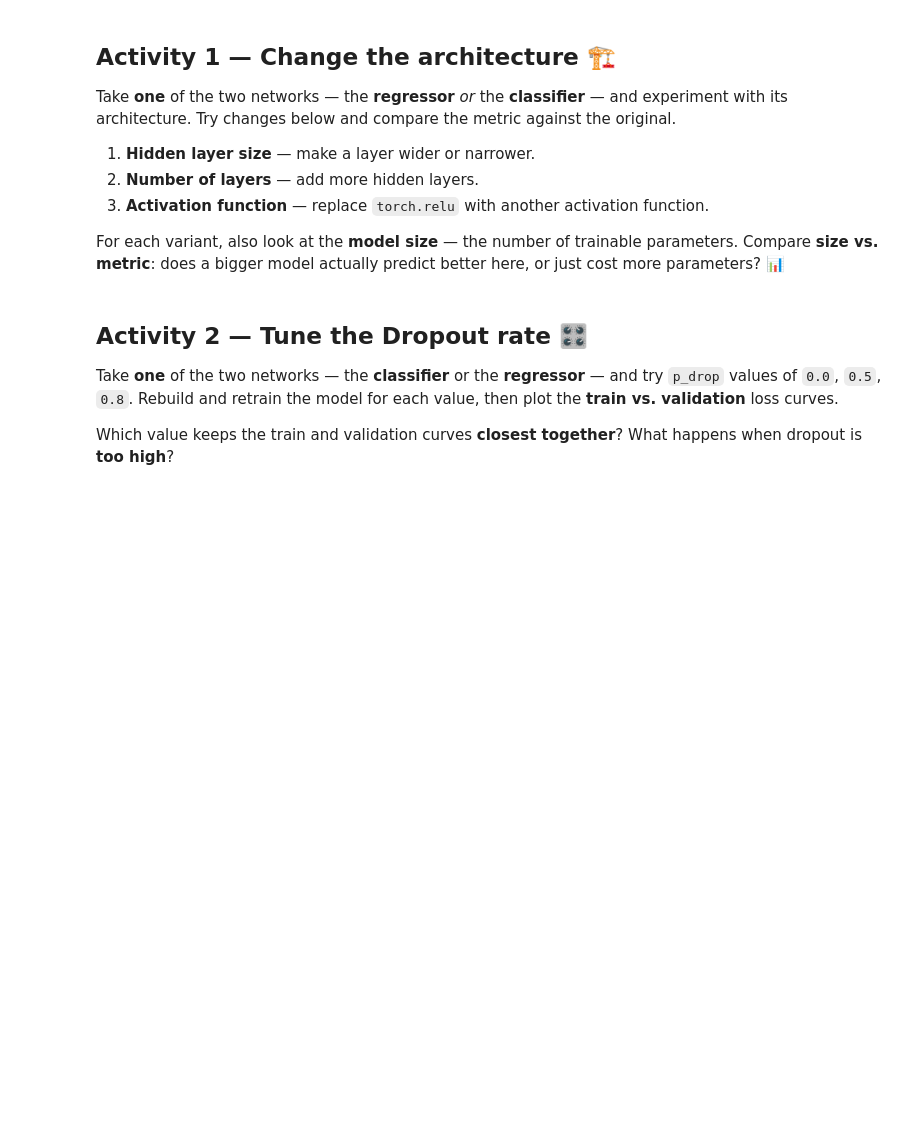
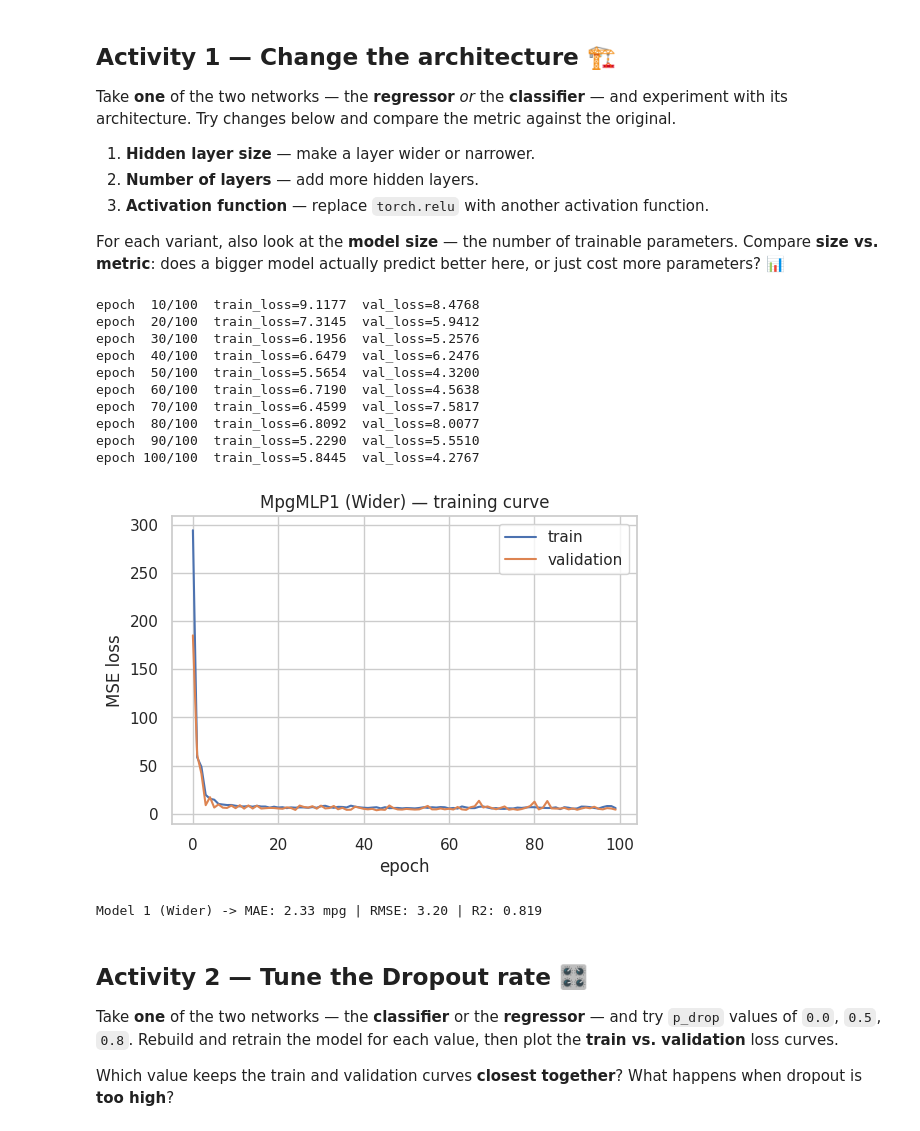
Before and after one commit to MikeSMD/Betting_system, a Jupyter notebook: ML_02_Classification_and_Regression_PyTorch.ipynb, the cells around one changed output. Cells and saved outputs as stored; diff of their text form; code cells hidden in the pictures; blank space fills up the shorter version.

```diff
--- a/ML_02_Classification_and_Regression_PyTorch.ipynb
+++ b/ML_02_Classification_and_Regression_PyTorch.ipynb
@@ -643,33 +643,70 @@ class mpgmlp2(nn.Module):
         super().__init__()
         self.fc1     = nn.Linear(n_features, 64)
         self.fc2     = nn.Linear(64, 32)
         self.fc3     = nn.Linear(32, 16)
         self.out     = nn.Linear(16, 1)
         self.dropout = nn.Dropout(p_drop)
 
     def forward(self, x):
         x = torch.relu(self.fc1(x))
         x = self.dropout(x)
         x = torch.relu(self.fc2(x))
         x = self.dropout(x)
         x = torch.relu(self.fc3(x))
         x = self.out(x)
         return x
 
 class mpgmlp3(nn.Module):
     def __init__(self, n_features, p_drop=0.1):
         super().__init__()
         self.fc1     = nn.Linear(n_features, 64)
         self.fc2     = nn.Linear(64, 32)
         self.out     = nn.Linear(32, 1)
         self.dropout = nn.Dropout(p_drop)
 
     def forward(self, x):
         x = F.gelu(self.fc1(x))
         x = self.dropout(x)
         x = F.gelu(self.fc2(x))
         x = self.out(x)
         return x
+
+model_v1 = mpgmlp1(n_features=X_train_tensor.shape[1]).to(device)
+torchinfo.summary(model_v1, input_size=(1, X_train_tensor.shape[1]))
+
+criterion = nn.MSELoss()
+optimizer = torch.optim.Adam(model_v1.parameters(), lr=1e-2)
+
+history_v1 = train_model(model_v1, train_loader_r, val_loader_r, criterion, optimizer, n_epochs=100)
+
+plt.figure(figsize=(6, 4))
+plt.plot(history_v1["train_loss"], label="train")
+plt.plot(history_v1["val_loss"],   label="validation")
+plt.xlabel("epoch"); plt.ylabel("MSE loss"); plt.title("MpgMLP1 (Wider) — training curve")
+plt.legend(); plt.show()
+
+model_v1.eval()
+with torch.no_grad():
+    y_pred = model_v1(X_test_tensor.to(device)).cpu().numpy().ravel()
+
+mae  = mean_absolute_error(y_test, y_pred)
+rmse = mean_squared_error(y_test, y_pred) ** 0.5
+r2   = r2_score(y_test, y_pred)
+
+print(f"Model 1 mae: {mae:.2f} mpg | RMSE: {rmse:.2f} | R2: {r2:.3f}")
+# %% [output]
+epoch  10/100  train_loss=9.1177  val_loss=8.4768
+epoch  20/100  train_loss=7.3145  val_loss=5.9412
+epoch  30/100  train_loss=6.1956  val_loss=5.2576
+epoch  40/100  train_loss=6.6479  val_loss=6.2476
+epoch  50/100  train_loss=5.5654  val_loss=4.3200
+epoch  60/100  train_loss=6.7190  val_loss=4.5638
+epoch  70/100  train_loss=6.4599  val_loss=7.5817
+epoch  80/100  train_loss=6.8092  val_loss=8.0077
+epoch  90/100  train_loss=5.2290  val_loss=5.5510
+epoch 100/100  train_loss=5.8445  val_loss=4.2767
+[figure, added]
+Model 1 (Wider) -> MAE: 2.33 mpg | RMSE: 3.20 | R2: 0.819
 # %% [markdown]
 ## Activity 2 — Tune the Dropout rate 🎛️
 
```
